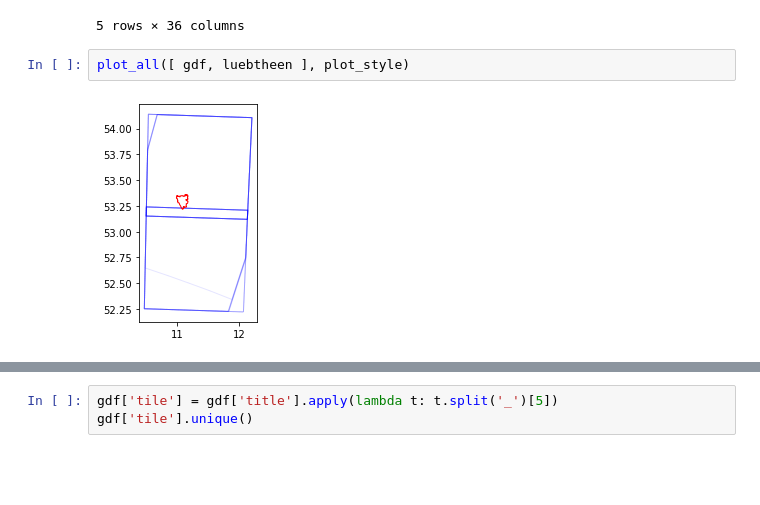
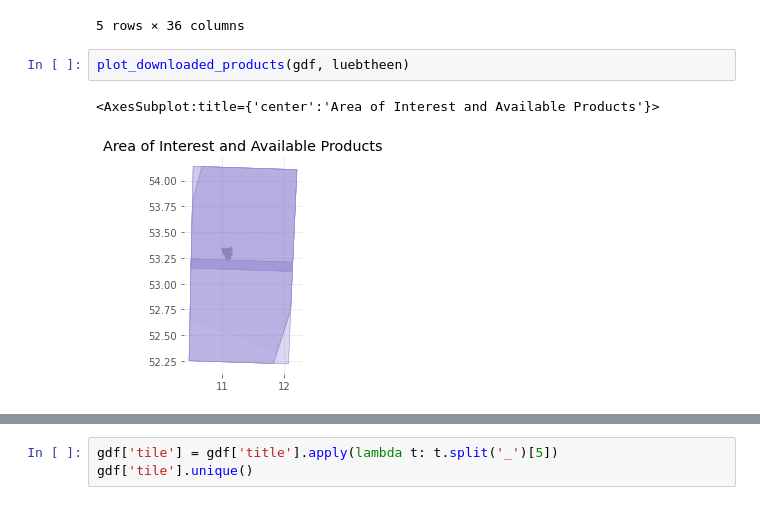
Before and after one commit to rrrnld/earth-observation-for-journalism, a Jupyter notebook: sources/03b Forest Fires 2018 and 2019.ipynb, the cells around one changed output, grey strips where cells are left out. Cells and saved outputs as stored; diff of their text form; blank space fills up the shorter version.

```diff
--- a/sources/03b Forest Fires 2018 and 2019.ipynb
+++ b/sources/03b Forest Fires 2018 and 2019.ipynb
@@ -283,9 +290,10 @@ gdf.head()
 | 3f59c341-0918-45d2-94d4-a31893e7b167 | S2B_MSIL2A_20190721T102029_N0213_... | https://scihub.copernicus.eu/apih... | https://scihub.copernicus.eu/apih... | https://scihub.copernicus.eu/apih... | Date: 2019-07-21T10:20:29.024Z, I... | false | 2019-07-21 10:20:29.024 | 2019-07-21 10:20:29.024 | ... |
 5 rows × 36 columns
 # %%
-plot_all([ gdf, luebtheen ], plot_style)
+plot_downloaded_products(gdf, luebtheen)
 # %% [output]
+<AxesSubplot:title={'center':'Area of Interest and Available Products'}>
-[figure, old version]
+[figure, new version]
 # %%
 gdf.set_index('beginposition')['cloudcoverpercentage'].plot(kind='bar')
 # %% [output]
```
Also changed, not shown: parts of 22 cells of this notebook, 7 other files.
